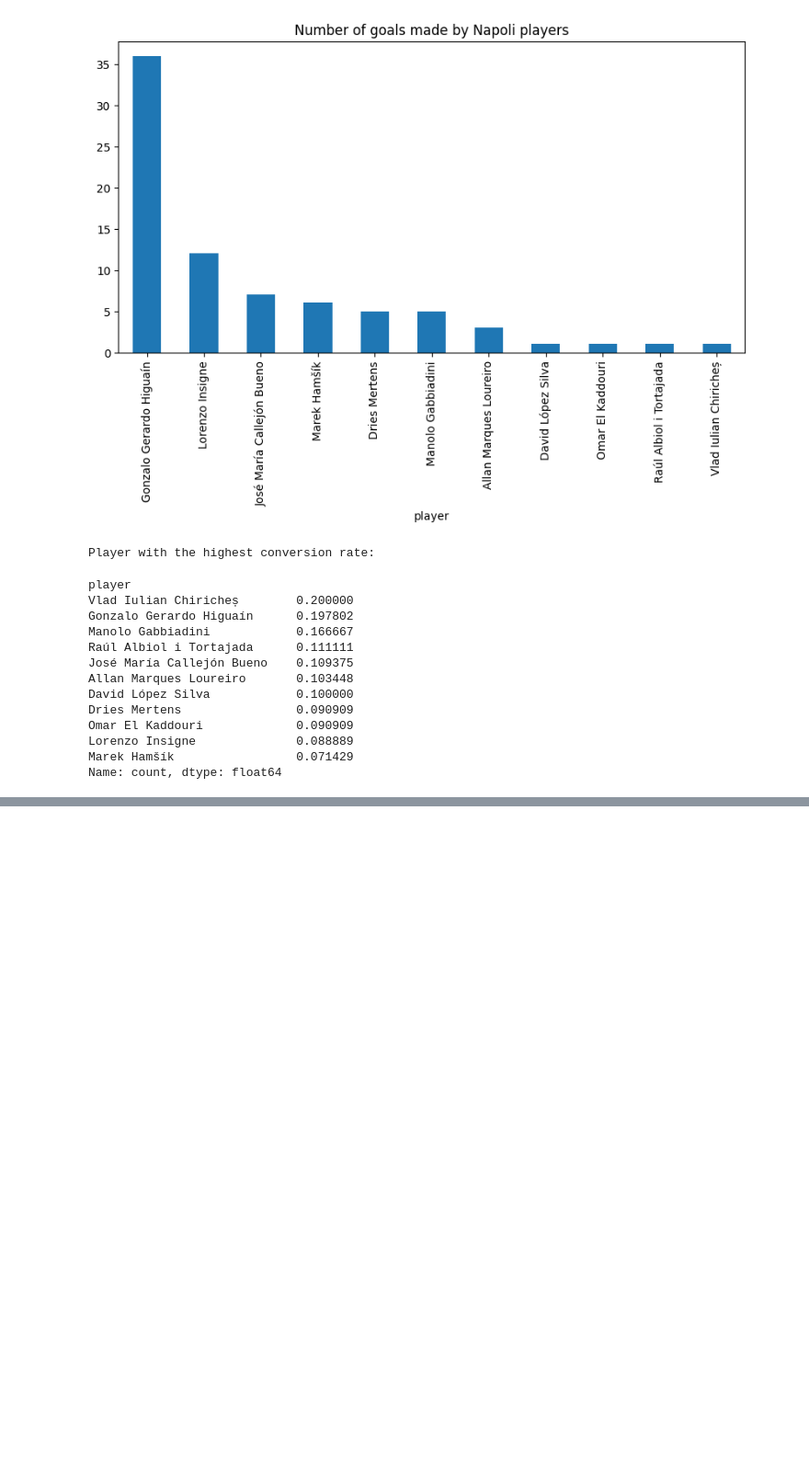
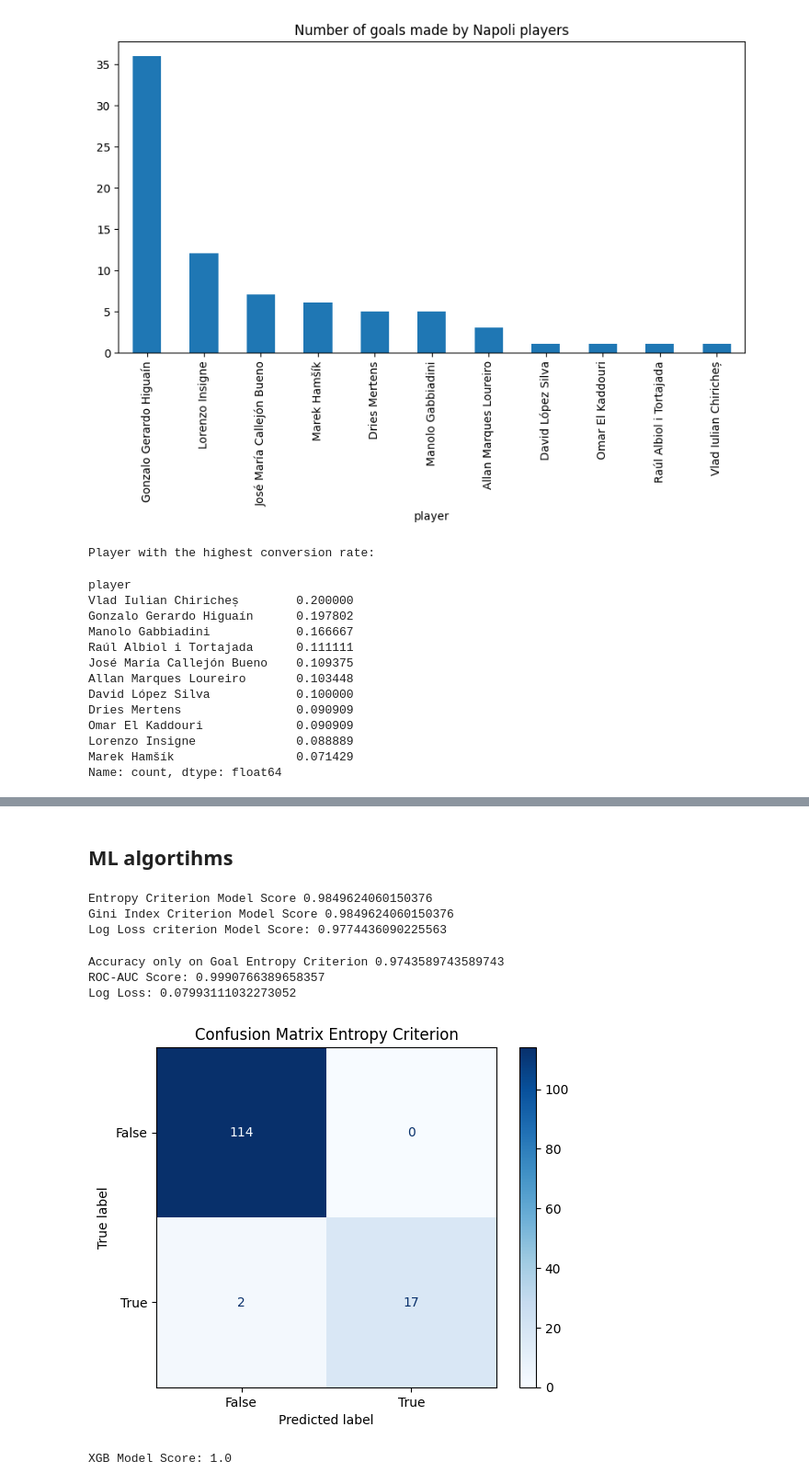
Before and after one commit to giacolees/SSCNapoliAnalysis, a Jupyter notebook: SoccerDataAnalysis.ipynb, the cells around one changed output, grey strips where cells are left out. Shown at 92% size. Saved outputs shown, nothing was run; the diff lists cells and outputs as text; code cells hidden in the pictures; blank space fills up the shorter version.

```diff
--- a/SoccerDataAnalysis.ipynb
+++ b/SoccerDataAnalysis.ipynb
@@ -404,0 +620,79 @@ Name: count, dtype: float64
+# %%
+only_goals_df = shots_napoli_filtered[shots_napoli_filtered["shot_outcome"] == 'Goal'].drop(columns="shot_outcome")
+
+shots_napoli_filtered['is_goal'] = shots_napoli_filtered['shot_outcome'].map({'Goal': True, 'Saved': False, 'Off T': False, 'Post': False, 'Wayward': False, 'Blocked': False, 'Saved to Post': False, 'Saved Off Target': False, 'Goal Off Target': False})
+
+# Select columns with object dtype
+object_columns = shots_napoli_filtered.select_dtypes(include='object').columns
+
+# Replace values in object columns
+shots_napoli_filtered[object_columns] = shots_napoli_filtered[object_columns].fillna(False)
+
+shots_napoli_filtered[object_columns] = shots_napoli_filtered[object_columns].astype('bool')
+
+shots_napoli_filtered = shots_napoli_filtered.drop(columns=['shot_outcome'])
+# %% [markdown]
+## ML algortihms
+# %%
+X = shots_napoli_filtered.drop(columns=['is_goal'])
+y = shots_napoli_filtered['is_goal']
+
+X_train, X_test, y_train, y_test = train_test_split(X, y, test_size=0.2, random_state=42)
+# %%
+model_entr = RandomForestClassifier(criterion='entropy')
+model_entr.fit(X_train, y_train)
+print("Entropy Criterion Model Score", model_entr.score(X_test, y_test))
+# Get feature importances using entropoy criterion
+importances_entropy = model_entr.feature_importances_
+model_gini = RandomForestClassifier(criterion='gini')
+model_gini.fit(X_train, y_train)
+print("Gini Index Criterion Model Score", model_gini.score(X_test, y_test))
+# Get feature importances using gini criterion
+importances_gini = model_gini.feature_importances_
+model_logloss = RandomForestClassifier(criterion='log_loss')
+model_logloss.fit(X_train, y_train)
+print("Log Loss criterion Model Score:", model_logloss.score(X_test, y_test))
+# Get feature importances using log_loss criterion
+importances_log_loss = model_logloss.feature_importances_
+# %% [output]
+Entropy Criterion Model Score 0.9849624060150376
+Gini Index Criterion Model Score 0.9849624060150376
+Log Loss criterion Model Score: 0.9774436090225563
+# %%
+pred = model_entr.predict(only_goals_df)
+print("Accuracy only on Goal Entropy Criterion", pred.sum()/pred.__len__())
+
+# Predict probabilities for the test set
+y_prob_entr = model_entr.predict_proba(X_test)[:, 1]  # Get the probability for the 'assist' class (class 1)
+
+# Evaluate the model using ROC-AUC and Log Loss
+roc_auc = roc_auc_score(y_test, y_prob_entr)
+logloss = log_loss(y_test, y_prob_entr)
+
+print(f"ROC-AUC Score: {roc_auc}")
+print(f"Log Loss: {logloss}")
+# %% [output]
+Accuracy only on Goal Entropy Criterion 0.9743589743589743
+ROC-AUC Score: 0.9990766389658357
+Log Loss: 0.07993111032273052
+# %%
+y_pred_entr = model_entr.predict(X_test)
+
+cm_entr = confusion_matrix(y_test, y_pred_entr)
+
+# Optionally, visualize the confusion matrix using ConfusionMatrixDisplay
+disp = ConfusionMatrixDisplay(confusion_matrix=cm_entr, display_labels=model_entr.classes_)
+disp.plot(cmap=plt.cm.Blues)
+plt.title('Confusion Matrix Entropy Criterion')
+plt.show()
+# %% [output]
+[figure, added]
+# %%
+model_xgb = XGBClassifier(random_state=42)
+model_xgb.fit(X_train, y_train)
+
+print("XGB Model Score:", model_xgb.score(X_test, y_test))
+
+importances_xgb = model_xgb.feature_importances_
+# %% [output]
+XGB Model Score: 1.0
```
Also changed, not shown: parts of 101 cells of this notebook, 52 other files.
